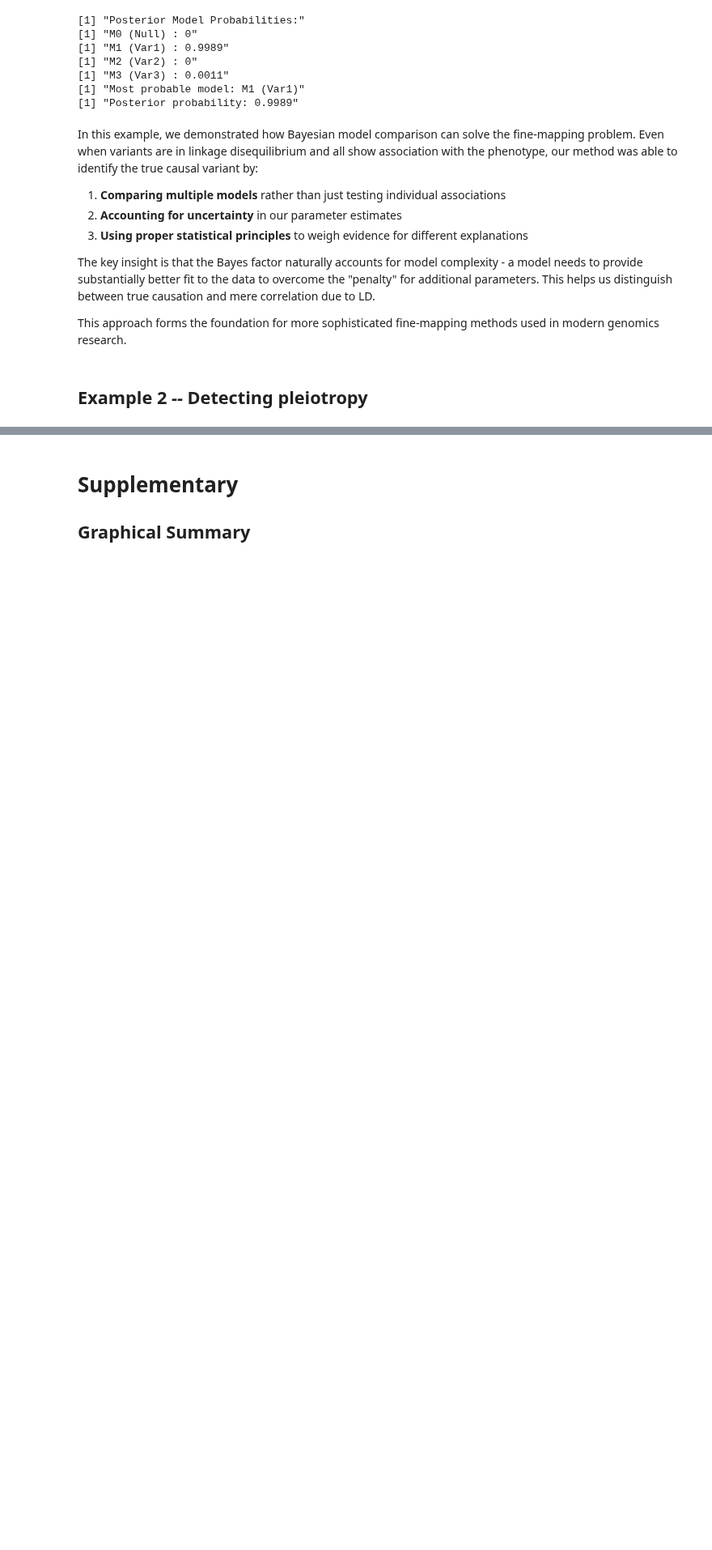
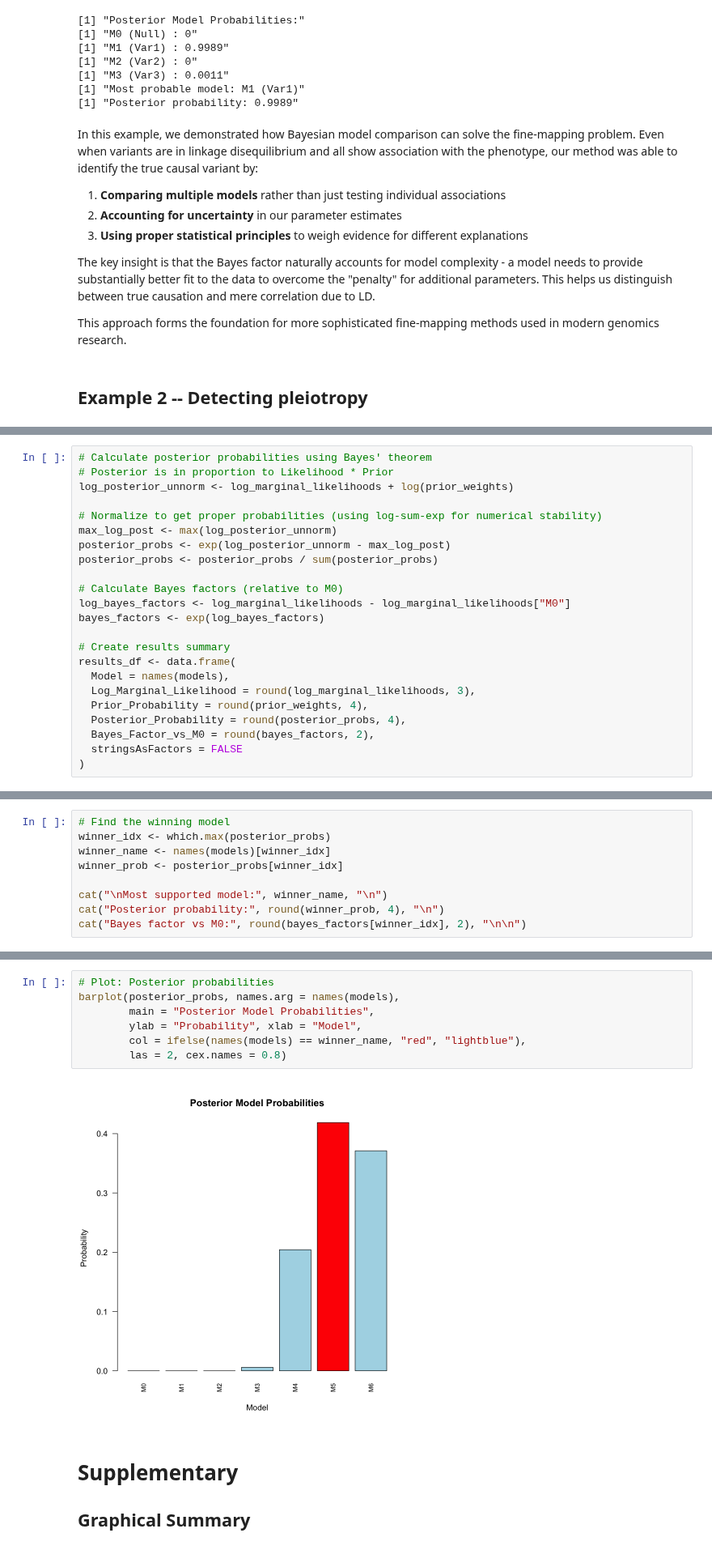
Before and after one commit to StatFunGen/statgen-prerequisites, a Jupyter notebook: Bayesian_model_comparison.ipynb, the cells around one changed output, grey strips where cells are left out. Shown at 81% size. Drawn from its saved outputs; the diff is of its cells as text; blank space fills up the shorter version.

```diff
--- a/Bayesian_model_comparison.ipynb
+++ b/Bayesian_model_comparison.ipynb
@@ -625,0 +480,23 @@ P(No Pleiotropy | Data) = 0
+# %%
+# Calculate posterior probabilities using Bayes' theorem
+# Posterior is in proportion to Likelihood * Prior
+log_posterior_unnorm <- log_marginal_likelihoods + log(prior_weights)
+
+# Normalize to get proper probabilities (using log-sum-exp for numerical stability)
+max_log_post <- max(log_posterior_unnorm)
+posterior_probs <- exp(log_posterior_unnorm - max_log_post)
+posterior_probs <- posterior_probs / sum(posterior_probs)
+
+# Calculate Bayes factors (relative to M0)
+log_bayes_factors <- log_marginal_likelihoods - log_marginal_likelihoods["M0"]
+bayes_factors <- exp(log_bayes_factors)
+
+# Create results summary
+results_df <- data.frame(
+  Model = names(models),
+  Log_Marginal_Likelihood = round(log_marginal_likelihoods, 3),
+  Prior_Probability = round(prior_weights, 4),
+  Posterior_Probability = round(posterior_probs, 4),
+  Bayes_Factor_vs_M0 = round(bayes_factors, 2),
+  stringsAsFactors = FALSE
+)
@@ -625,0 +518,9 @@ P(No Pleiotropy | Data) = 0
+# %%
+# Find the winning model
+winner_idx <- which.max(posterior_probs)
+winner_name <- names(models)[winner_idx]
+winner_prob <- posterior_probs[winner_idx]
+
+cat("\nMost supported model:", winner_name, "\n")
+cat("Posterior probability:", round(winner_prob, 4), "\n")
+cat("Bayes factor vs M0:", round(bayes_factors[winner_idx], 2), "\n\n")
@@ -626,3 +531,12 @@ P(No Pleiotropy | Data) = 0
+# %%
+# Plot: Posterior probabilities
+barplot(posterior_probs, names.arg = names(models),
+        main = "Posterior Model Probabilities",
+        ylab = "Probability", xlab = "Model",
+        col = ifelse(names(models) == winner_name, "red", "lightblue"),
+        las = 2, cex.names = 0.8)
+# %% [output]
+[figure, added]
 # %% [markdown]
 # Supplementary
 
```
Also changed, not shown: parts of 33 cells of this notebook.
